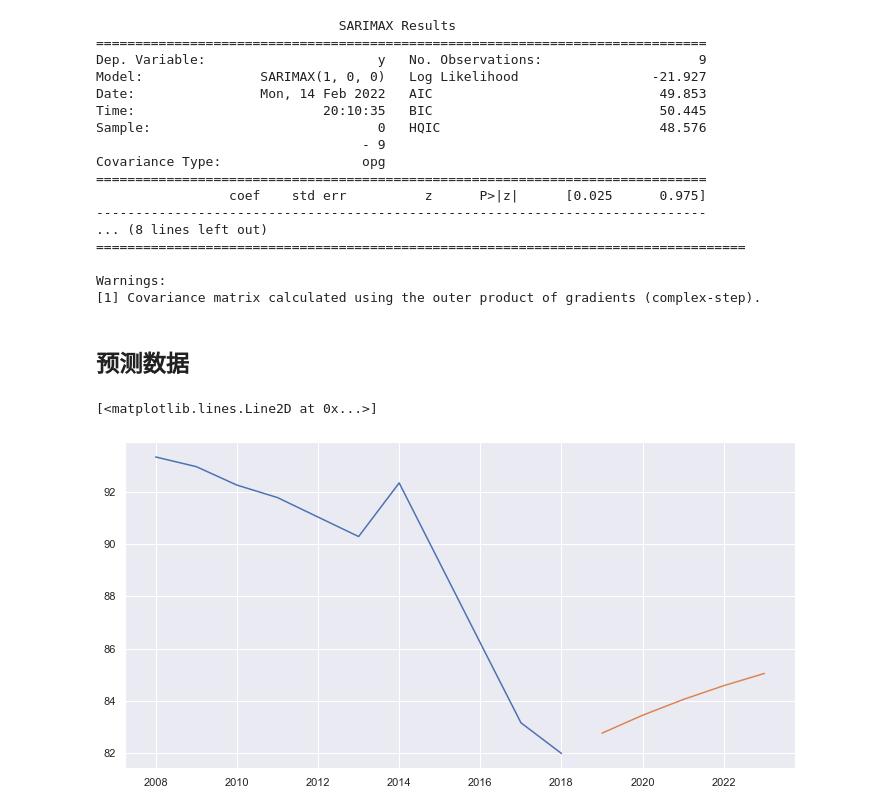
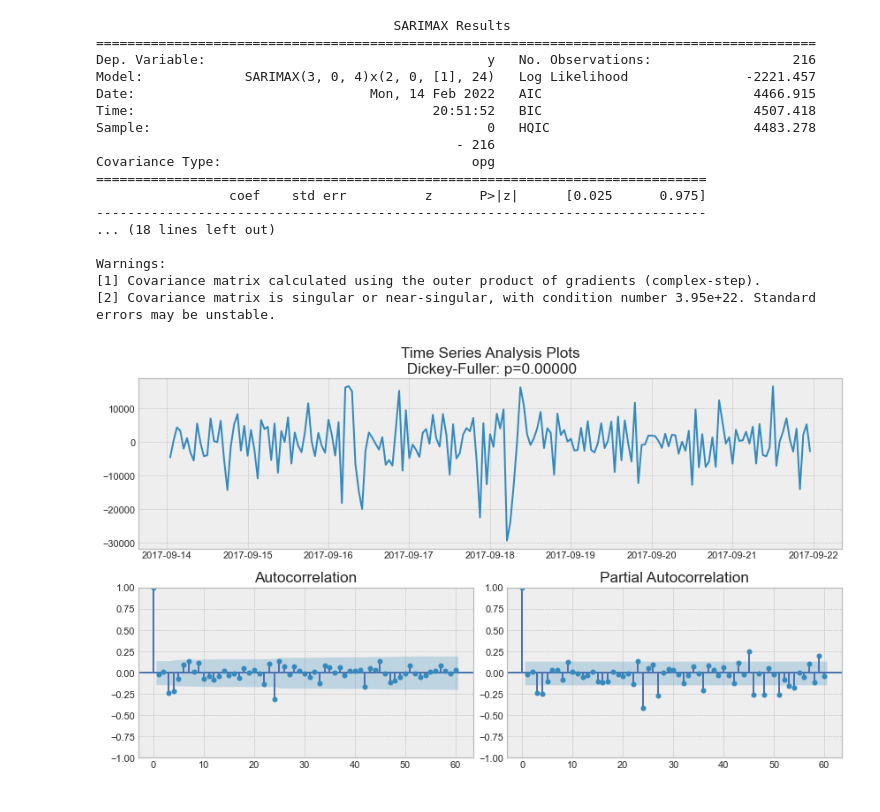
Before and after one commit to Ziqi-Yang/math_modeling_scripts, a Jupyter notebook: modeling_algorithms/时间序列分析-TimeSeriesAnalysis/pmdarima.ipynb, the cells around one changed output. Drawn from its saved outputs; the diff is of its cells as text; code cells hidden in the pictures.

```diff
--- a/modeling_algorithms/时间序列分析-TimeSeriesAnalysis/pmdarima.ipynb
+++ b/modeling_algorithms/时间序列分析-TimeSeriesAnalysis/pmdarima.ipynb
@@ -96,0 +17,3 @@ tsData
+# %%
+df = pd.read_csv("./data/ads.csv",parse_dates=["Time"],index_col=["Time"])
+df.head()
@@ -97,42 +28,53 @@ tsData
 # %%
-arima = pm.auto_arima(tsData["Values"]) # 如果有时间周期,可以设置m值，变为SARIMA模型(如是小时数据，设置m=24)
+arima = pm.auto_arima(df["Ads"],m=24)
 print(arima.summary())
 # %% [output]
-                               SARIMAX Results
-==============================================================================
-Dep. Variable:                      y   No. Observations:                    9
-Model:               SARIMAX(1, 0, 0)   Log Likelihood                 -21.927
-Date:                Mon, 14 Feb 2022   AIC                             49.853
-Time:                        20:10:35   BIC                             50.445
-Sample:                             0   HQIC                            48.576
-                                  - 9
-Covariance Type:                  opg
+                                      SARIMAX Results
+============================================================================================
+Dep. Variable:                                    y   No. Observations:                  216
+Model:             SARIMAX(3, 0, 4)x(2, 0, [1], 24)   Log Likelihood               -2221.457
+Date:                              Mon, 14 Feb 2022   AIC                           4466.915
+Time:                                      20:51:52   BIC                           4507.418
+Sample:                                           0   HQIC                          4483.278
+                                              - 216
+Covariance Type:                                opg
 ==============================================================================
                  coef    std err          z      P>|z|      [0.025      0.975]
 ------------------------------------------------------------------------------
-... (8 lines left out)
-===================================================================================
+... (18 lines left out)
 
 Warnings:
 [1] Covariance matrix calculated using the outer product of gradients (complex-step).
+[2] Covariance matrix is singular or near-singular, with condition number 3.95e+22. Standard errors may be unstable.
-# %% [markdown]
-## 预测数据
-# %%
-prLen = 5 # 以预测5年为例
-# 这里不用datetime.timedelta是因为不支持加年
-startYear = tsData.index[-1].year + 1
-endYear = startYear + prLen - 1# 其实endYear本来就是这个值
-prYears = [year for year in range(startYear,endYear + 1)]
-predictVal = arima.predict(prLen)
-
-pred = pd.DataFrame(dict(Year=prYears,Values=predictVal))
-pred["Year"] = pred["Year"].map(str) # 要先转化为字符串才能接下来正确转化为时间
-pred["Year"] = pd.to_datetime(pred["Year"])
-pred = pred.set_index("Year")
-
-plt.figure(figsize=(12,6))
-plt.plot(tsData["Values"])
-plt.plot(pred["Values"])
-# %% [output]
-[<matplotlib.lines.Line2D at 0x...>]
-[figure, removed]
+# %%
+def tsplot(y, lags=None, figsize=(12, 7), style="bmh"):
+    """
+        Plot time series, its ACF and PACF, calculate Dickey–Fuller test
+
+        y - timeseries
+        lags - how many lags to include in ACF, PACF calculation
+    """
+    if not isinstance(y, pd.Series):
+        y = pd.Series(y)
+
+    with plt.style.context(style):
+        fig = plt.figure(figsize=figsize)
+        layout = (2, 2)
+        ts_ax = plt.subplot2grid(layout, (0, 0), colspan=2)
+        acf_ax = plt.subplot2grid(layout, (1, 0))
+        pacf_ax = plt.subplot2grid(layout, (1, 1))
+
+        ts_ax.plot(y)
+        p_value = sm.tsa.stattools.adfuller(y)[1]
+        ts_ax.set_title(
+            "Time Series Analysis Plots\n Dickey-Fuller: p={0:.5f}".format(p_value)
+        )
+        smt.graphics.plot_acf(y, lags=lags, ax=acf_ax)
+        smt.graphics.plot_pacf(y, lags=lags, ax=pacf_ax)
+        plt.tight_layout()
+# %%
+diff = df.Ads - df.Ads.shift(24)
+diff = diff - diff.shift(1)
+tsplot(diff[24+1:],lags=60)
+# %% [output]
+[figure, added]
```
Also changed, not shown: parts of 10 cells of this notebook, 3 other files.
